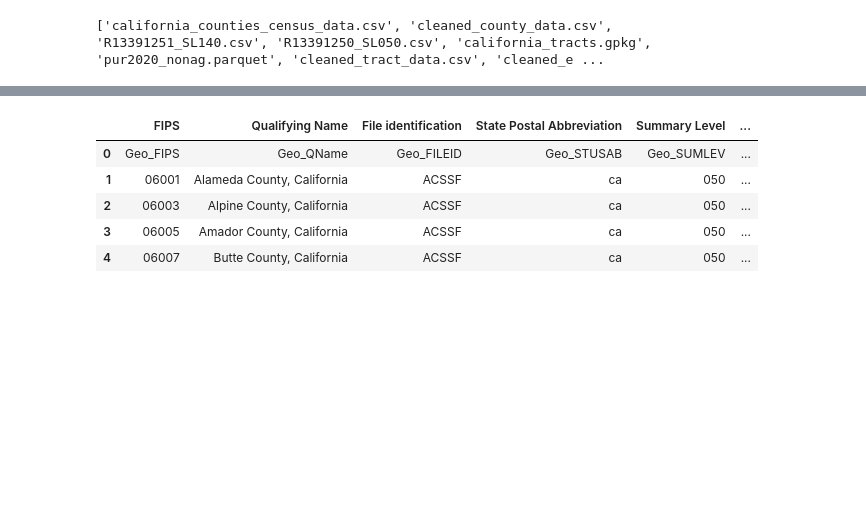
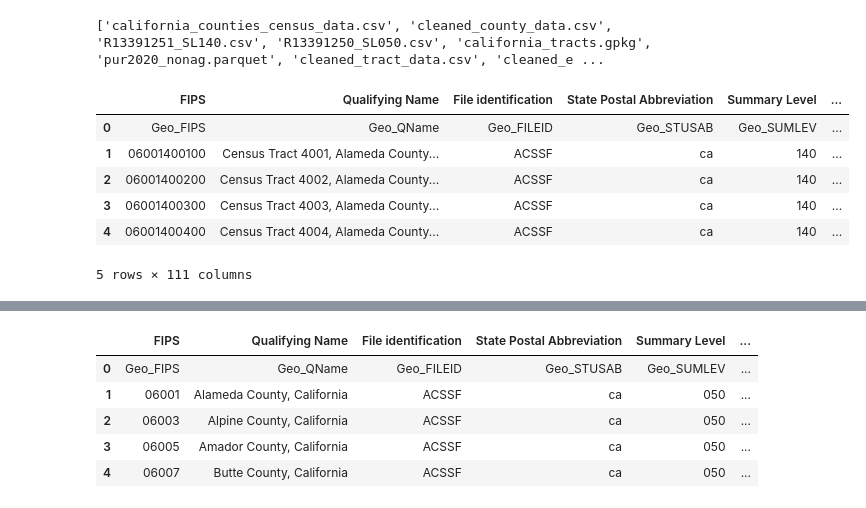
Before and after one commit to uchicago-dsi/cpr-summer-lab-data, a Jupyter notebook: Population_Workspace.ipynb, the cells around one changed output, grey strips where cells are left out. Drawn from its saved outputs; the diff is of its cells as text; code cells hidden in the pictures; blank space fills up the shorter version.

```diff
--- a/Population_Workspace.ipynb
+++ b/Population_Workspace.ipynb
@@ -18,3 +21,14 @@ print(dir_list2)
+# %%
+california_tracts_census = gpd.read_file(path2 + 'california_tracts_census_data.csv')
+california_tracts_census.head(5)
+# %% [output]
+|  | FIPS | Qualifying Name | File identification | State Postal Abbreviation | Summary Level | ... |
+| 0 | Geo_FIPS | Geo_QName | Geo_FILEID | Geo_STUSAB | Geo_SUMLEV | ... |
+| 1 | 06001400100 | Census Tract 4001, Alameda County... | ACSSF | ca | 140 | ... |
+| 2 | 06001400200 | Census Tract 4002, Alameda County... | ACSSF | ca | 140 | ... |
+| 3 | 06001400300 | Census Tract 4003, Alameda County... | ACSSF | ca | 140 | ... |
+| 4 | 06001400400 | Census Tract 4004, Alameda County... | ACSSF | ca | 140 | ... |
+5 rows × 111 columns
 # %%
 cleaned_tract = gpd.read_file(path2 + 'cleaned_tract_data.csv')
 cleaned_tract.head(5)
```
Also changed, not shown: parts of 14 cells of this notebook.
